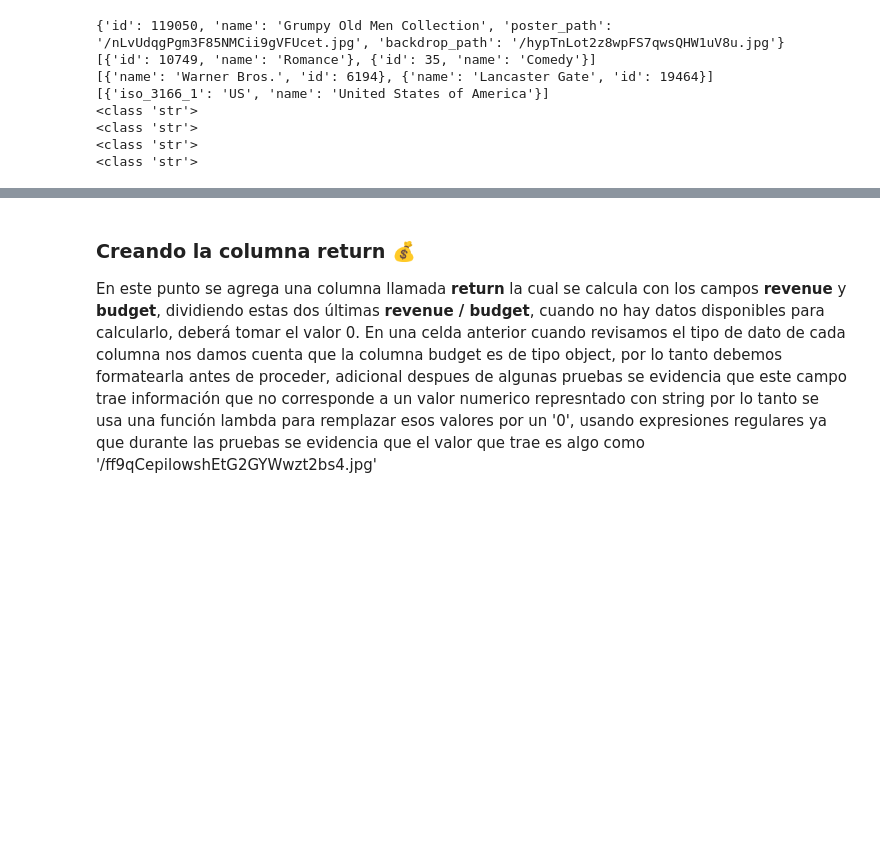
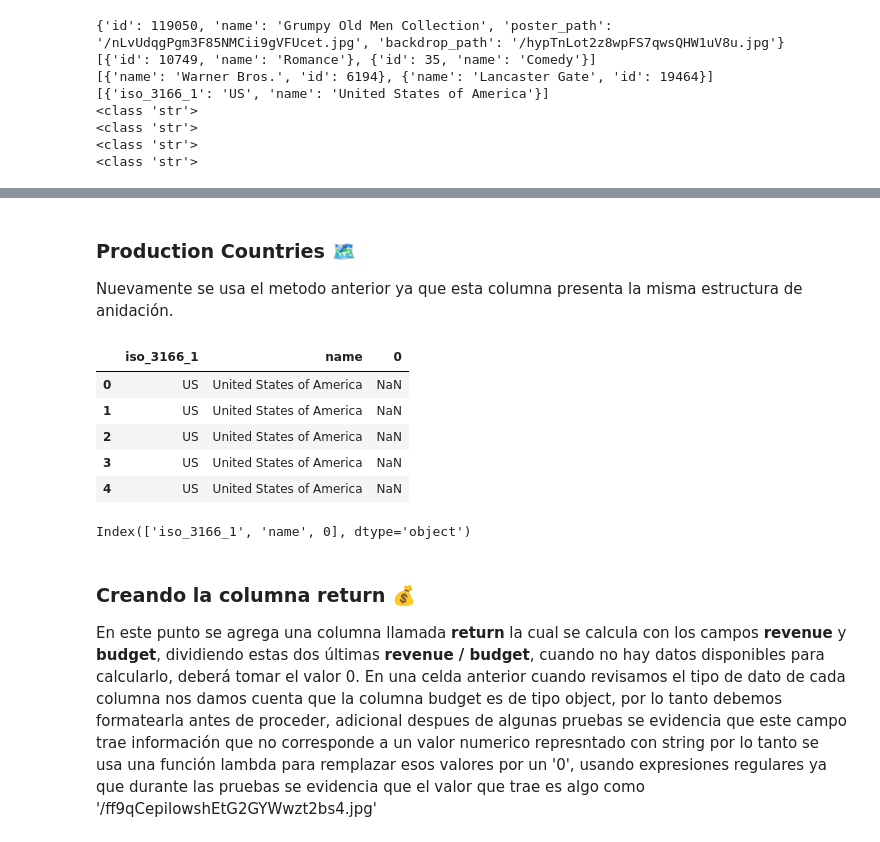
Before and after one commit to Sergiopira95/PI1-ML_OPS, a Jupyter notebook: src/movies_dataset_ETL.ipynb, the cells around one changed output, grey strips where cells are left out. Drawn from its saved outputs; the diff is of its cells as text; code cells hidden in the pictures; blank space fills up the shorter version.

```diff
--- a/src/movies_dataset_ETL.ipynb
+++ b/src/movies_dataset_ETL.ipynb
@@ -112,0 +202,33 @@ movies_data['production_countries'] = movies_data['production_countries'].apply(
+# %%
+#Eliminar columnas 0 e Id
+production_companies_df.drop(columns=[0, 'id'], inplace=True)
+#Agrupar los generos por el índice original y concatenar los valoresde la columna 'name' en una cadena separada por comas.
+production_companies_df = production_companies_df.groupby(production_companies_df.index)['name'].apply(lambda x: ','.join(x.astype(str))).reset_index()
+#renombrar columna 'name' por 'production_companies'
+production_companies_df = production_companies_df.rename(columns = {'name' : 'production_companies'})
+#almacenar sin el indice
+production_companies_df = production_companies_df[['production_companies']]
+# Eliminar la columna original 'production_companies' de movies_data
+movies_data.drop('production_companies', axis=1, inplace=True)
+# Concatenar la nueva columna con el DataFrame original
+movies_data = pd.concat([movies_data, production_companies_df], axis=1)
+# %% [markdown]
+### Production Countries 🗺️
+
+Nuevamente se usa el metodo anterior ya que esta columna presenta la misma estructura de anidación.
+# %%
+#Con el metodo explode() se transforma el dato anidado
+production_countries_df = movies_data['production_countries'].explode().apply(pd.Series)
+production_countries_df.head()
+# %% [output]
+|  | iso_3166_1 | name | 0 |
+| 0 | US | United States of America | NaN |
+| 1 | US | United States of America | NaN |
+| 2 | US | United States of America | NaN |
+| 3 | US | United States of America | NaN |
+| 4 | US | United States of America | NaN |
+# %%
+#Imprimimos las columnas del dataframe creado
+production_countries_df.columns
+# %% [output]
+Index(['iso_3166_1', 'name', 0], dtype='object')
```
Also changed, not shown: parts of 19 cells of this notebook.
